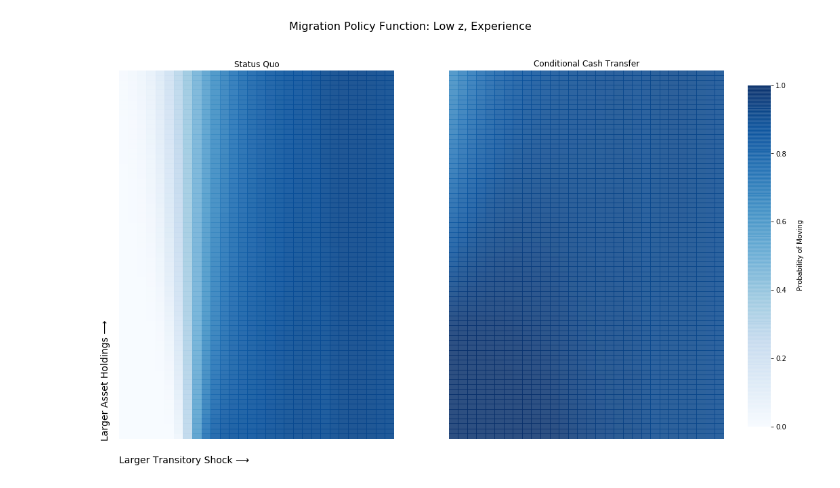
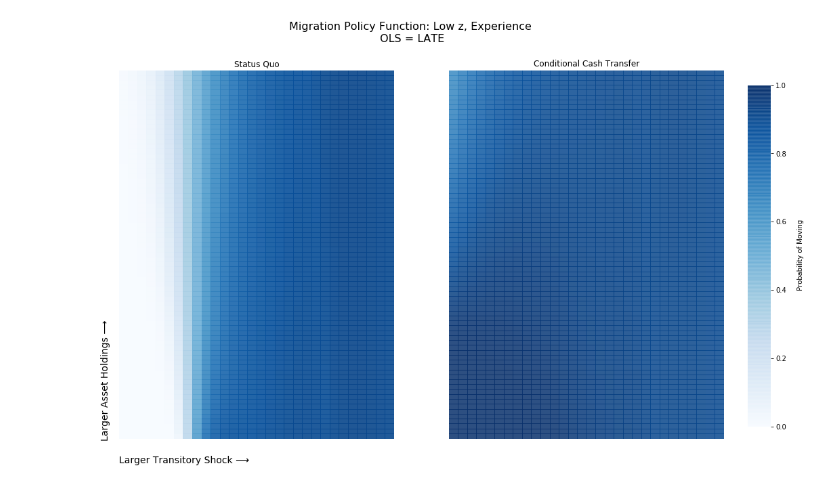
Before and after one commit to mwaugh0328/welfare-rural-urban-migration, a Jupyter notebook: plotting/plot_policy_functions-ols=late.ipynb, the cells around one changed output. Saved outputs shown, nothing was run; the diff lists cells and outputs as text; code cells hidden in the pictures.

```diff
--- a/plotting/plot_policy_functions-ols=late.ipynb
+++ b/plotting/plot_policy_functions-ols=late.ipynb
@@ -183,32 +185,32 @@ cbar_ax = fig.add_axes([.93, .15, .03, 0.70])
 
 sns.heatmap((1-exp_move).iloc[asset_range,shock_range], cmap="Blues",cbar = False,vmin=0,vmax=1.0, ax=ax[0], alpha = 0.90)
 
 sns.heatmap((1-exp_move_expr).iloc[asset_range,shock_range], cmap="Blues",cbar = True,vmin=0,vmax=1.0, ax=ax[1],
             cbar_kws={'label': '\n Probability of Moving'},
              cbar_ax = cbar_ax, alpha = alpha)
 
 label_list = ["Status Quo", "Conditional Cash Transfer"]
 
 count = 0
 
 for xxx in ax:
 
     xxx.get_xaxis().set_visible(False)
     xxx.get_yaxis().set_visible(False)
 
     xxx.set_title(label_list[count])
 
     count = count + 1
 
 ax[0].text(-2, 75, "Larger Asset Holdings ⟶ ",fontsize = 14, rotation = 90)
 
 ax[0].text(0, 80, "Larger Transitory Shock ⟶ ",fontsize = 14)
 
-fig.suptitle("Migration Policy Function: Low z, Experience \n", fontsize = 16)
+fig.suptitle("Migration Policy Function: Low z, Experience \n OLS = LATE \n", fontsize = 16)
 
 plt.savefig(fig_path + "migration_policy_exp_z_both.pdf", bbox_inches = "tight", dip = 3600)
 plt.savefig(fig_path + "migration_policy_exp_z_both.png", bbox_inches = "tight")
 
 plt.show()
 # %% [output]
-[figure, old version]
+[figure, new version]
```
Also changed, not shown: parts of 7 cells of this notebook, 19 other files.
